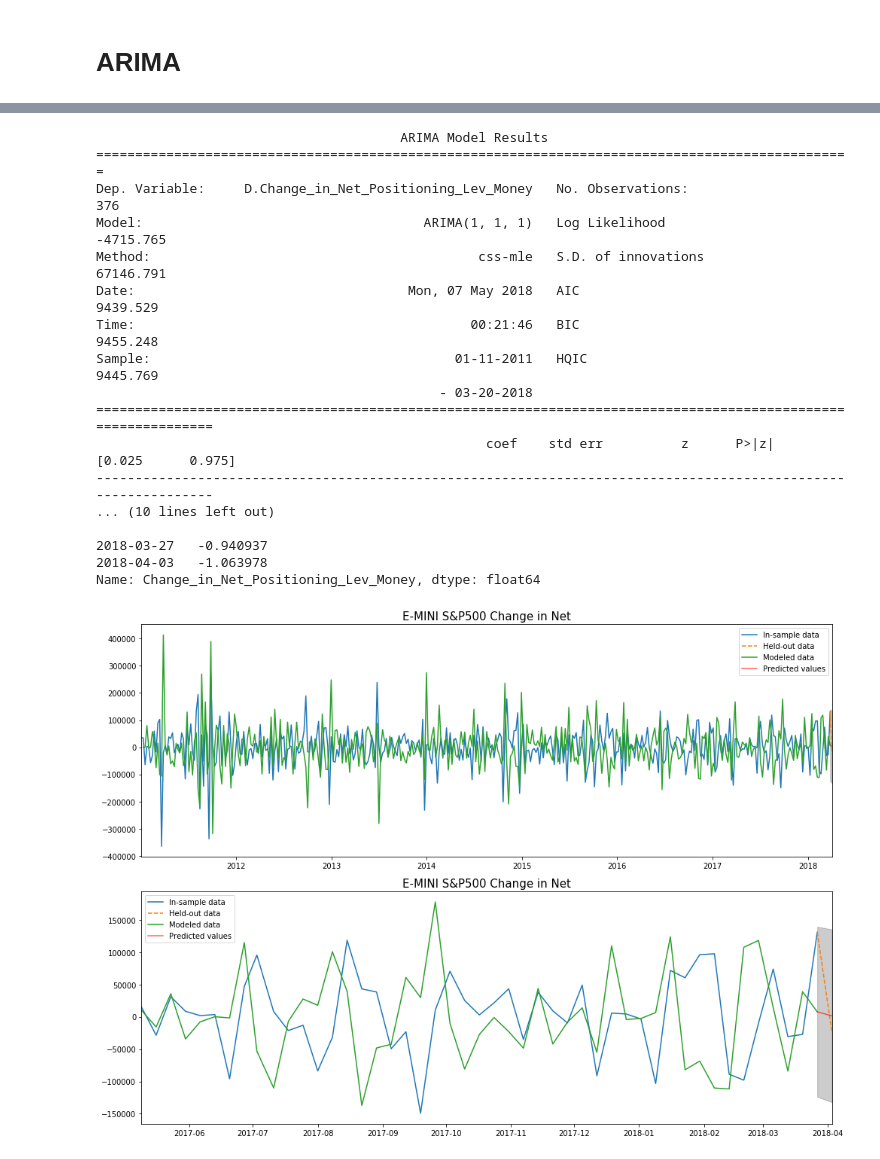
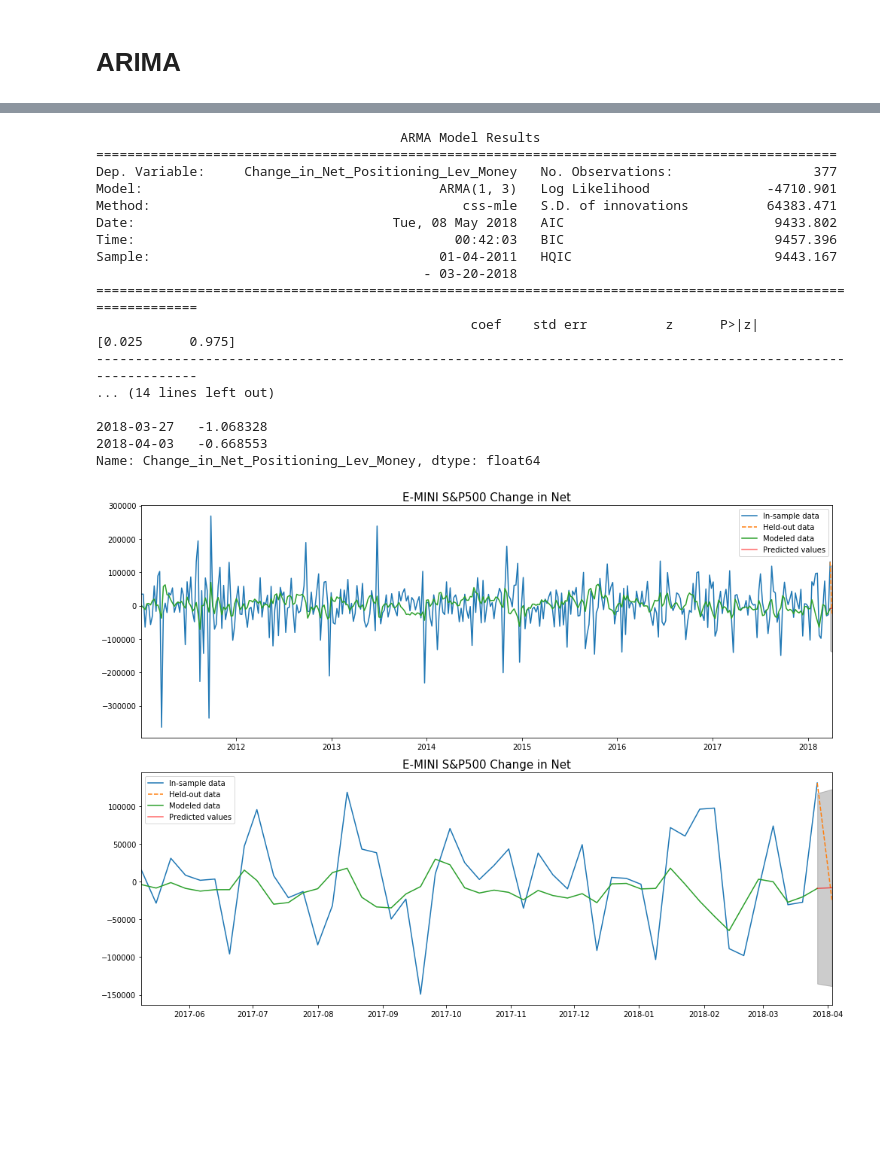
Before and after one commit to leonardich/Stats_project, a Jupyter notebook: Regression.ipynb, the cells around one changed output, grey strips where cells are left out. Saved outputs shown, nothing was run; the diff lists cells and outputs as text; code cells hidden in the pictures; blank space fills up the shorter version.

```diff
--- a/Regression.ipynb
+++ b/Regression.ipynb
@@ -974,23 +999,23 @@ def perform_arima(series, p, d, q, title, pred_n=2):
     print((pred[0]-test_data)/test_data)
 # %%
 perform_arima(dictionary_financials['E-MINI S&P 500 STOCK INDEX - CHICAGO MERCANTILE EXCHANGE']\
-              ["Change_in_Net_Positioning_Lev_Money"], 1, 1, 1, 'E-MINI S&P500 Change in Net', pred_n=2)
+              ["Change_in_Net_Positioning_Lev_Money"], 1, 0, 3, 'E-MINI S&P500 Change in Net', pred_n=2)
 # %% [output]
-                                       ARIMA Model Results
-=================================================================================================
-Dep. Variable:     D.Change_in_Net_Positioning_Lev_Money   No. Observations:                  376
-Model:                                    ARIMA(1, 1, 1)   Log Likelihood               -4715.765
-Method:                                          css-mle   S.D. of innovations          67146.791
-Date:                                   Mon, 07 May 2018   AIC                           9439.529
-Time:                                           00:21:46   BIC                           9455.248
-Sample:                                       01-11-2011   HQIC                          9445.769
-                                            - 03-20-2018
-===============================================================================================================
-                                                  coef    std err          z      P>|z|      [0.025      0.975]
----------------------------------------------------------------------------------------------------------------
-... (10 lines left out)
+                                       ARMA Model Results
+===============================================================================================
+Dep. Variable:     Change_in_Net_Positioning_Lev_Money   No. Observations:                  377
+Model:                                      ARMA(1, 3)   Log Likelihood               -4710.901
+Method:                                        css-mle   S.D. of innovations          64383.471
+Date:                                 Tue, 08 May 2018   AIC                           9433.802
+Time:                                         00:42:03   BIC                           9457.396
+Sample:                                     01-04-2011   HQIC                          9443.167
+                                          - 03-20-2018
+=============================================================================================================
+                                                coef    std err          z      P>|z|      [0.025      0.975]
+-------------------------------------------------------------------------------------------------------------
+... (14 lines left out)
 
-2018-03-27   -0.940937
-2018-04-03   -1.063978
+2018-03-27   -1.068328
+2018-04-03   -0.668553
 Name: Change_in_Net_Positioning_Lev_Money, dtype: float64
-[figure, old version]
+[figure, new version]
```
Also changed, not shown: parts of 44 cells of this notebook, 1 other file.
